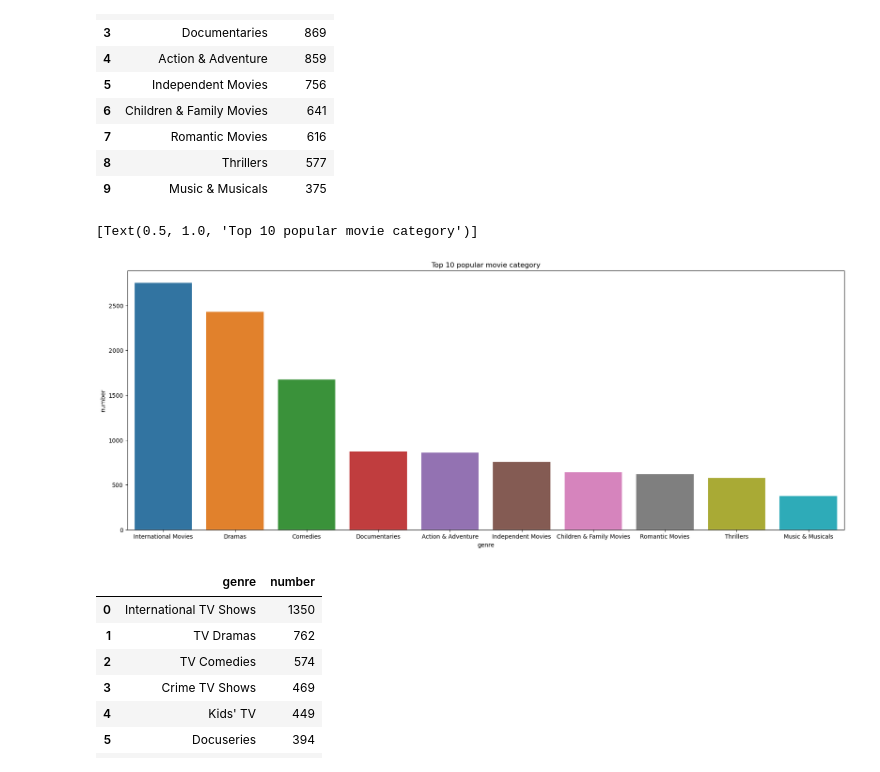
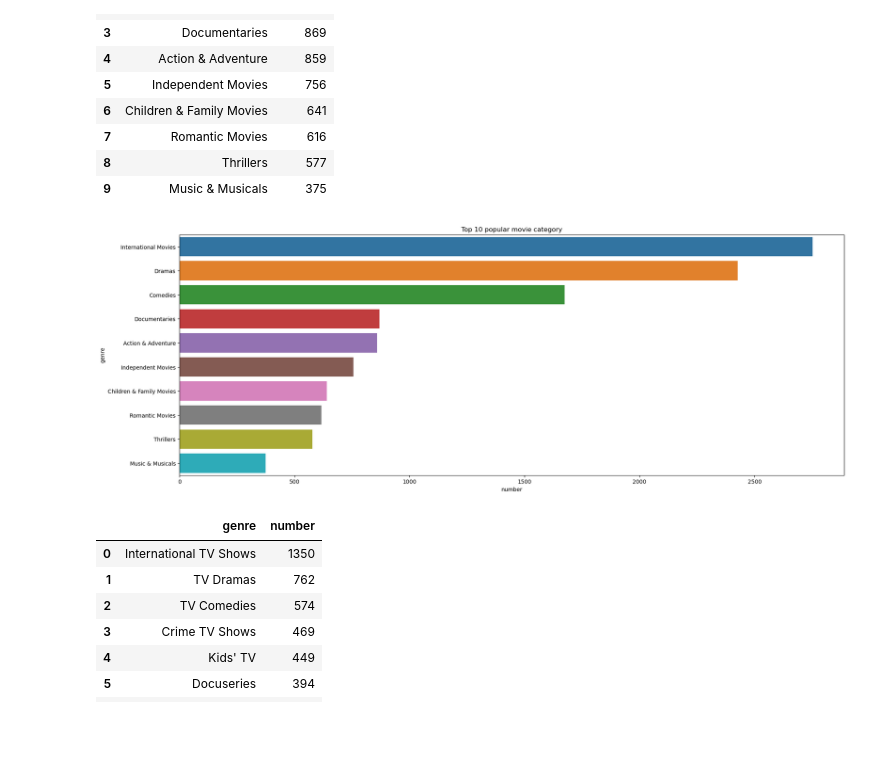
Before and after one commit to Yunling-G/Mid-Project, a Jupyter notebook: notebooks/Exploratory_data_analysis.ipynb, the cells around one changed output. Saved outputs shown, nothing was run; the diff lists cells and outputs as text; code cells hidden in the pictures; blank space fills up the shorter version.

Commit message:
Exploratory_data_analysis.ipynb is updated.

```diff
--- a/notebooks/Exploratory_data_analysis.ipynb
+++ b/notebooks/Exploratory_data_analysis.ipynb
@@ -663,10 +751,10 @@ counts_cat_m
 | 9 | Music & Musicals | 375 |
 # %%
 fig, ax = plt.subplots(figsize=(22,8))
-sns.barplot(data= counts_cat_m , x='genre', y='number').set(title='Top 10 popular movie category')
+sns.barplot(data= counts_cat_m , y='genre', x='number').set(title='Top 10 popular movie category');
+# Use bigger ticks fontsize, boldface
 # %% [output]
-[Text(0.5, 1.0, 'Top 10 popular movie category')]
-[figure, old version]
+[figure, new version]
 # %%
 counts_cat_tv = tvshows_cat['listed_in'].value_counts().reset_index(drop=False).head(10)
 counts_cat_tv.columns=['genre','number']
```
Also changed, not shown: parts of 21 cells of this notebook.
